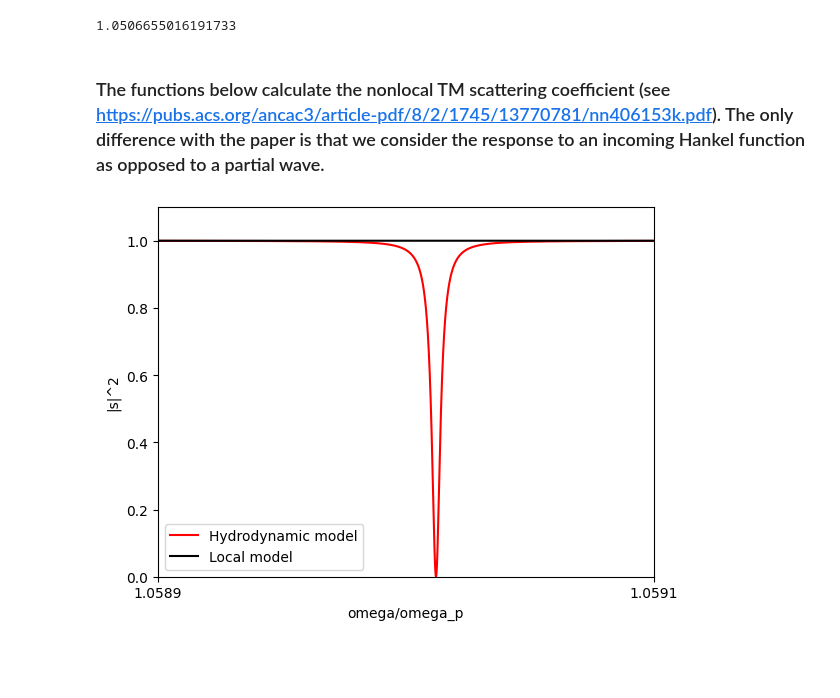
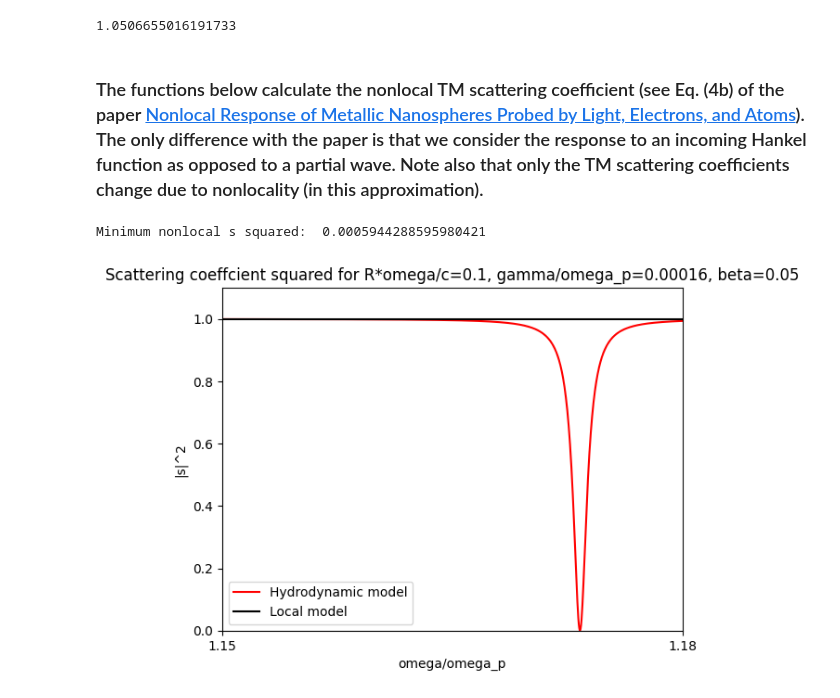
Before and after one commit to AliGhorashiCMT/Coherent-Perfect-Absorption, a Jupyter notebook: spheres/bulk plasmon cpa.ipynb, the cells around one changed output. Drawn from its saved outputs; the diff is of its cells as text; code cells hidden in the pictures; blank space fills up the shorter version.

```diff
--- a/spheres/bulk plasmon cpa.ipynb
+++ b/spheres/bulk plasmon cpa.ipynb
@@ -33,24 +33,23 @@ sqrt(1/(1-wln**2*beta/x**2)).item()
 # %% [output]
 1.0506655016191733
 # %% [markdown]
-### The functions below calculate the nonlocal TM scattering coefficient (see https://pubs.acs.org/ancac3/article-pdf/8/2/1745/13770781/nn406153k.pdf). The only difference with the paper is that we consider the response to an incoming Hankel function as opposed to a partial wave.
+### The functions below calculate the nonlocal TM scattering coefficient (see Eq. (4b) of the paper [Nonlocal Response of Metallic Nanospheres Probed by Light, Electrons, and Atoms](https://pubs.acs.org/ancac3/article-pdf/8/2/1745/13770781/nn406153k.pdf)). The only difference with the paper is that we consider the response to an incoming Hankel function as opposed to a partial wave. Note also that only the TM scattering coefficients change due to nonlocality (in this approximation).
 # %%
-def e_r_cpa_numerator_hydrodynamic(l, x, omega, beta=5e-3, gamma=1e-1):
-    epsilon = 1 - 1/(omega**2+1j*omega*gamma)
+def e_r_cpa_numerator_hydrodynamic(l, x, omega, beta=5e-3, gamma=1e-1): # gamma and omega given in units of omega_p. beta given in units of the speed of light.
+    epsilon = 1 - 1/(omega**2+1j*omega*gamma) # Drude dielectric funtion for epsilon_infinity = 1
+    # Note that x = R*omega/c
     knl_sqrd = (epsilon/(1-epsilon))*(1/beta**2)*(1/omega**2)
-    knl = sqrt(knl_sqrd)
+    knl = sqrt(knl_sqrd) # k_nl * R will be given by k_nl * x
     m = sqrt(epsilon)
-    y = x * m
-    z = x * knl
+    y = x * m # transverse mode in the sphere
+    z = x * knl # longitudinal mode
     xhl2_prime = hl2(l, x) + x * hl2prime(l, x)
     yjl_prime = spherical_jn(l, y) + y * spherical_jn(l, y, derivative=True)
-    zjl_prime = spherical_jn(l, z) + z * spherical_jn(l, z, derivative=True)
-
-    delta = l*(l+1)*(epsilon-1)*spherical_jn(l, y)*(spherical_jn(l, z)/(z*zjl_prime))
+    delta = l*(l+1)*(epsilon-1)*spherical_jn(l, y)*(spherical_jn(l, z)/(z*spherical_jn(l, z, derivative=True)))
     return epsilon * spherical_jn(l, y) * xhl2_prime - (yjl_prime  + delta) * hl2(l, x)
 
-def e_r_cpa_denominator_hydrodynamic(l, x, omega, beta=5e-3, gamma=1e-1):
-    epsilon = 1 - 1/(omega**2+1j*omega*gamma)
+def e_r_cpa_denominator_hydrodynamic(l, x, omega, beta=5e-3, gamma=1e-1):  # gamma and omega given in units of omega_p. beta given in units of the speed of light.
+    epsilon = 1 - 1/(omega**2+1j*omega*gamma) # Drude dielectric funtion for epsilon_infinity = 1
     knl_sqrd = (epsilon/(1-epsilon))*(1/beta**2)*(1/omega**2)
     knl = sqrt(knl_sqrd)
     m = sqrt(epsilon)
@@ -59,33 +58,34 @@ def e_r_cpa_denominator_hydrodynamic(l, x, omega, beta=5e-3, gamma=1e-1):
 
     xhl1_prime = hl1(l, x) + x * hl1prime(l, x)
     yjl_prime = spherical_jn(l, y) + y * spherical_jn(l, y, derivative=True)
-    zjl_prime = spherical_jn(l, z) + z * spherical_jn(l, z, derivative=True)
-
-    delta = l*(l+1)*(epsilon-1)*spherical_jn(l, y)*(spherical_jn(l, z)/(z*zjl_prime))
-
+    delta = l*(l+1)*(epsilon-1)*spherical_jn(l, y)*(spherical_jn(l, z)/(z*spherical_jn(l, z, derivative=True)))
     return -epsilon * spherical_jn(l, y) * xhl1_prime + (yjl_prime + delta) * hl1(l, x)
 
 def e_r_cpa_hydrodynamic(l, x, omega, beta=5e-3, gamma=1e-1 ):
     return e_r_cpa_numerator_hydrodynamic(l, x, omega, beta, gamma)/e_r_cpa_denominator_hydrodynamic(l, x, omega, beta, gamma)
 # %%
-N = 10000
-omegas = linspace(1.0589, 1.0591, N)
+N = 1000
+omegas = linspace(1.15, 1.18, N)
 s_sqrds = np.zeros(N)
 s_sqrds_local = np.zeros(N)
-x = 2
+x = 0.1
+gamma = 1.6e-4 # 1e-5, beta = 5e-5
+beta = 4e-2
 for (omega_idx, omega) in enumerate(omegas):
-    gamma = 1.85e-6 # 1e-5, beta = 5e-5
     epsilon = 1 - 1/(omega**2+1j*omega*gamma)
-    s_sqrds[omega_idx] = np.abs(e_r_cpa_hydrodynamic(1, x, omega, beta=3e-2, gamma=gamma))**2
+    s_sqrds[omega_idx] = np.abs(e_r_cpa_hydrodynamic(1, x, omega, beta=beta, gamma=gamma))**2
     s_sqrds_local[omega_idx] = np.abs(e_r_cpa(1, x, epsilon))**2
 # %%
 plt.plot(omegas, s_sqrds, color="red", label="Hydrodynamic model")
 plt.plot(omegas, s_sqrds_local, color="black", label="Local model");
 plt.xlim(omegas.min(), omegas.max())
 plt.xticks([omegas.min(), omegas.max()])
 plt.ylim(0, 1.1)
 plt.ylabel("|s|^2")
 plt.xlabel("omega/omega_p")
 plt.legend();
+plt.title(f"Scattering coeffcient squared for R*omega/c={x}, gamma/omega_p={gamma}, beta={beta}")
+print("Minimum nonlocal s squared: ", s_sqrds.min())
 # %% [output]
+Minimum nonlocal s squared:  0.0005944288595980421
-[figure, old version]
+[figure, new version]
```
Also changed, not shown: parts of 17 cells of this notebook.
